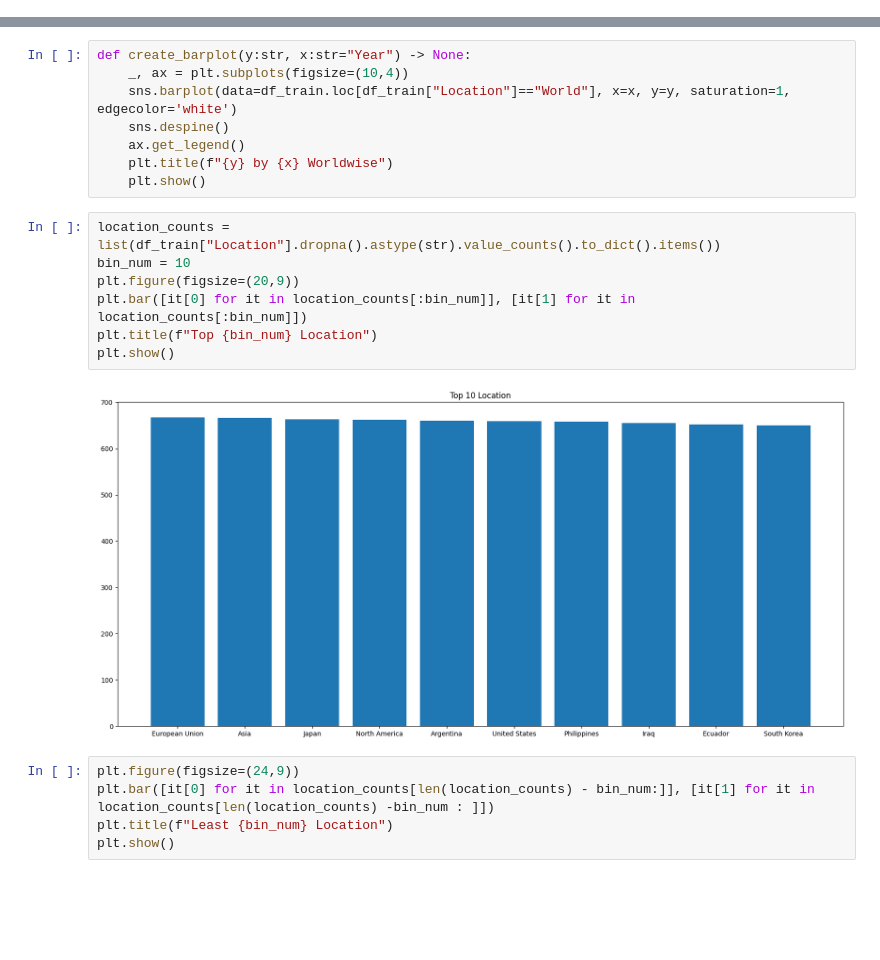
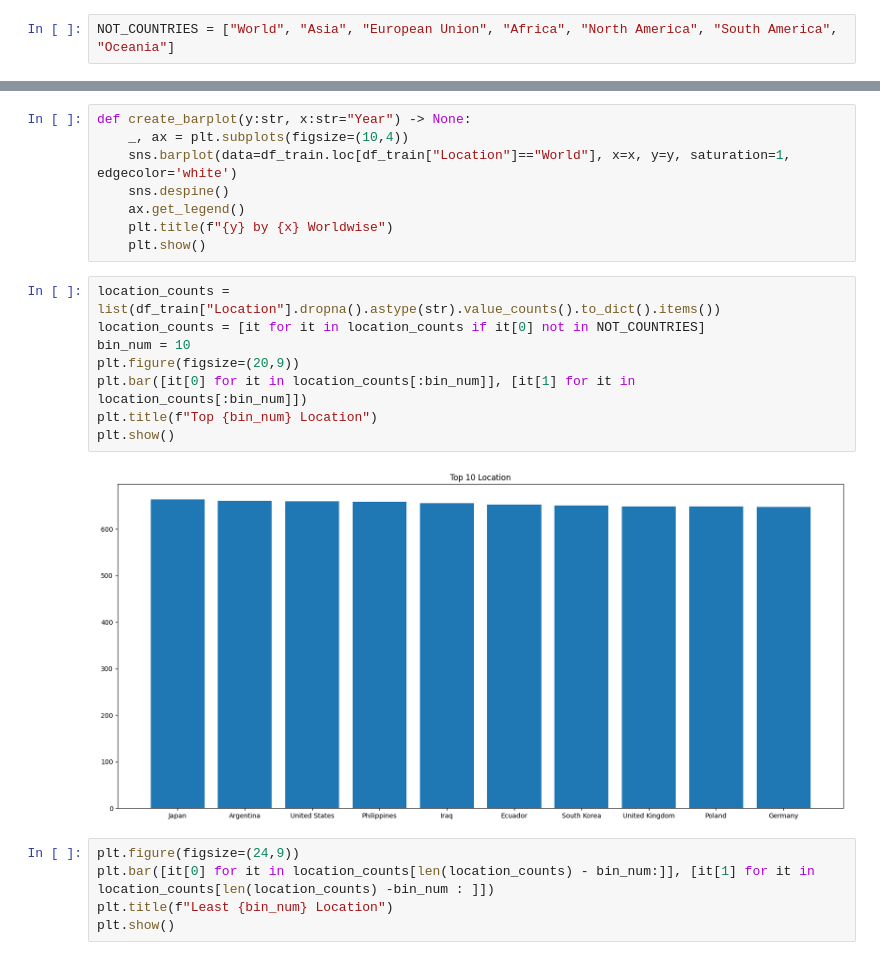
Before and after one commit to BiancaCarneiro/Covid-Prediction, a Jupyter notebook: project/notebooks/covid_visualization.ipynb, the cells around one changed output, grey strips where cells are left out. Cells and saved outputs as stored; diff of their text form; blank space fills up the shorter version.

Commit message:
Finishing plots

```diff
--- a/project/notebooks/covid_visualization.ipynb
+++ b/project/notebooks/covid_visualization.ipynb
@@ -9,6 +9,8 @@ import seaborn as sns
 DATA_PATH = "../data"
 df_train = pd.read_csv(f"{DATA_PATH}/train_preprocessed.csv")
 df_test = pd.read_csv(f"{DATA_PATH}/test.csv")
+# %%
+NOT_COUNTRIES = ["World", "Asia", "European Union", "Africa", "North America", "South America", "Oceania"]
 # %% [markdown]
 # Histogram
 # %%
@@ -29,13 +47,14 @@ def create_barplot(y:str, x:str="Year") -> None:
     plt.show()
 # %%
 location_counts = list(df_train["Location"].dropna().astype(str).value_counts().to_dict().items())
+location_counts = [it for it in location_counts if it[0] not in NOT_COUNTRIES]
 bin_num = 10
 plt.figure(figsize=(20,9))
 plt.bar([it[0] for it in location_counts[:bin_num]], [it[1] for it in location_counts[:bin_num]])
 plt.title(f"Top {bin_num} Location")
 plt.show()
 # %% [output]
-[figure, old version]
+[figure, new version]
 # %%
 plt.figure(figsize=(24,9))
 plt.bar([it[0] for it in location_counts[len(location_counts) - bin_num:]], [it[1] for it in location_counts[len(location_counts) -bin_num : ]])
```
Also changed, not shown: parts of 11 cells of this notebook, 2 other files.
